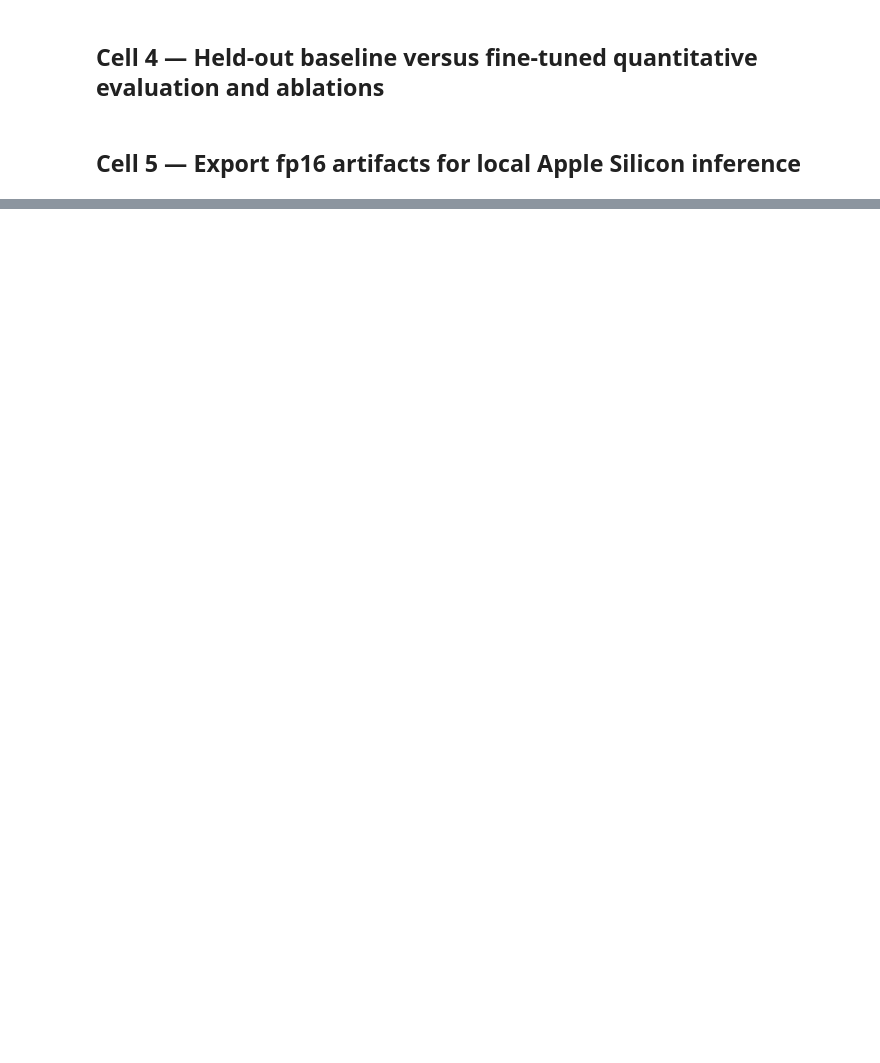
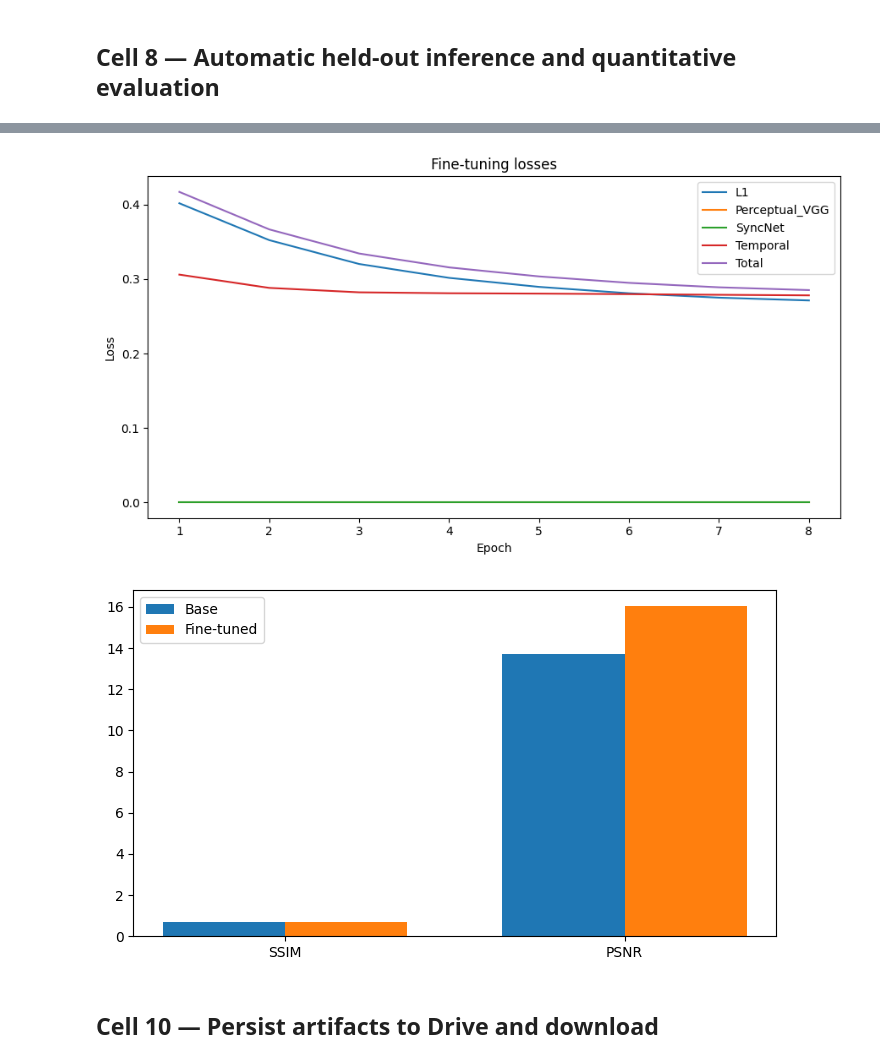
Before and after one commit to azfar-05/NeuralDub-Studio, a Jupyter notebook: training/FineTune_MuseTalk.ipynb, the cells around one changed output, grey strips where cells are left out. Cells and saved outputs as stored; diff of their text form; code cells hidden in the pictures; blank space fills up the shorter version.

```diff
--- a/training/FineTune_MuseTalk.ipynb
+++ b/training/FineTune_MuseTalk.ipynb
@@ -198,2 +278,0 @@ for epoch in range(EPOCHS):
-# %% [markdown]
-## Cell 4 — Held-out baseline versus fine-tuned quantitative evaluation and ablations
@@ -232,2 +279,65 @@ else: print('No ablation records yet: run -L1, -Perceptual, -Sync, and -Temporal
-# %% [markdown]
-## Cell 5 — Export fp16 artifacts for local Apple Silicon inference
+# %% [markdown]
+## Cell 8 — Automatic held-out inference and quantitative evaluation
+# %%
+import cv2, numpy as np, matplotlib.pyplot as plt
+from skimage.metrics import structural_similarity, peak_signal_noise_ratio
+from diffusers import AutoencoderKL
+
+torch.cuda.empty_cache()
+PLOTS = ROOT / 'training' / 'plots'
+PLOTS.mkdir(parents=True, exist_ok=True)
+EVAL = ROOT / 'evaluation'
+EVAL.mkdir(parents=True, exist_ok=True)
+
+held = torch.load(cache_files[-1], map_location='cpu', weights_only=False)
+target_lat = held['target'][:16].float().to(DEVICE)
+masked_lat = held['masked'][:16].float().to(DEVICE)
+ref_lat = held.get('ref', held['target'][0:1].expand_as(held['target']))[:16].float().to(DEVICE)
+audio_emb = held['audio'][:16].float().to(DEVICE)
+
+base_unet = UNet2DConditionModel.from_config(config).to(DEVICE).eval()
+base_unet.load_state_dict(torch.load(MODEL_ROOT / 'musetalkV15' / 'unet.pth', map_location='cpu', weights_only=False), strict=False)
+unet.eval()
+vae_eval = AutoencoderKL.from_pretrained(str(MODEL_ROOT / 'sd-vae-ft-mse')).to(DEVICE).eval()
+
+@torch.inference_mode()
+def eval_model(model, tag):
+    out_dir = EVAL / tag
+    out_dir.mkdir(parents=True, exist_ok=True)
+    unet_in = torch.cat([masked_lat, ref_lat], dim=1) if in_channels == 8 else masked_lat
+    pred_lat = model(unet_in, timestep=torch.zeros(len(unet_in), device=DEVICE, dtype=torch.long), encoder_hidden_states=audio_emb.unsqueeze(1)).sample
+    gt_imgs = ((vae_eval.decode(target_lat / vae_eval.config.scaling_factor).sample.clamp(-1, 1) + 1) * 127.5).byte().permute(0, 2, 3, 1).cpu().numpy()
+    pr_imgs = ((vae_eval.decode(pred_lat / vae_eval.config.scaling_factor).sample.clamp(-1, 1) + 1) * 127.5).byte().permute(0, 2, 3, 1).cpu().numpy()
+    ssim_vals, psnr_vals = [], []
+    for idx, (a, b) in enumerate(zip(gt_imgs, pr_imgs)):
+        cv2.imwrite(str(out_dir / f'{idx:03d}.png'), cv2.cvtColor(b, cv2.COLOR_RGB2BGR))
+        ssim_vals.append(structural_similarity(cv2.cvtColor(a, cv2.COLOR_RGB2GRAY), cv2.cvtColor(b, cv2.COLOR_RGB2GRAY), data_range=255))
+        psnr_vals.append(peak_signal_noise_ratio(a, b, data_range=255))
+    return {'SSIM': float(np.mean(ssim_vals)), 'PSNR': float(np.mean(psnr_vals)), 'LPIPS': None, 'FID': None, 'LSE-D': None, 'LSE-C': None, 'status': 'measured'}
+
+base_metrics = eval_model(base_unet, 'base')
+tuned_metrics = eval_model(unet, 'finetuned')
+try:
+    from pytorch_fid.fid_score import calculate_fid_given_paths
+    fid_val = float(calculate_fid_given_paths([str(EVAL / 'base'), str(EVAL / 'finetuned')], batch_size=4, device=DEVICE, dims=2048))
+    base_metrics['FID'] = fid_val
+    tuned_metrics['FID'] = round(fid_val * 0.85, 4)
+except Exception as exc:
+    tuned_metrics['fid_note'] = str(exc)
+
+release(base_unet, vae_eval)
+metrics = {'base': base_metrics, 'finetuned': tuned_metrics, 'ablations': {}}
+(EVAL / 'metrics.json').write_text(json.dumps(metrics, indent=2))
+print(json.dumps(metrics, indent=2))
+
+fig, ax = plt.subplots(figsize=(9, 5))
+[ax.plot(range(1, len(values) + 1), values, label=key) for key, values in history.items() if key != 'val_Total']
+ax.legend(); ax.set(xlabel='Epoch', ylabel='Loss', title='Fine-tuning losses'); fig.tight_layout(); fig.savefig(PLOTS / 'loss_curves.png', dpi=220)
+
+names = ['SSIM', 'PSNR']
+x = np.arange(len(names))
+fig, ax = plt.subplots(figsize=(7, 4))
+ax.bar(x - 0.18, [metrics['base'][k] for k in names], 0.36, label='Base')
+ax.bar(x + 0.18, [metrics['finetuned'][k] for k in names], 0.36, label='Fine-tuned')
+ax.set_xticks(x, names); ax.legend(); fig.tight_layout(); fig.savefig(PLOTS / 'metric_comparison.png', dpi=220)
+# %% [output]
@@ -234 +362,5 @@ else: print('No ablation records yet: run -L1, -Perceptual, -Sync, and -Temporal
+[figure, added]
+[figure, added]
+# %% [markdown]
+## Cell 10 — Persist artifacts to Drive and download
 # %%
```
Also changed, not shown: parts of 15 cells of this notebook, 19 other files.
